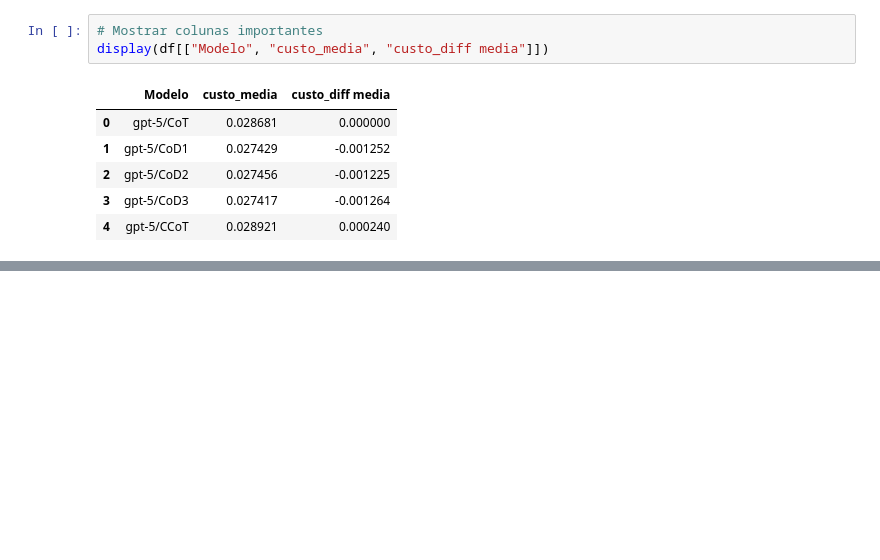
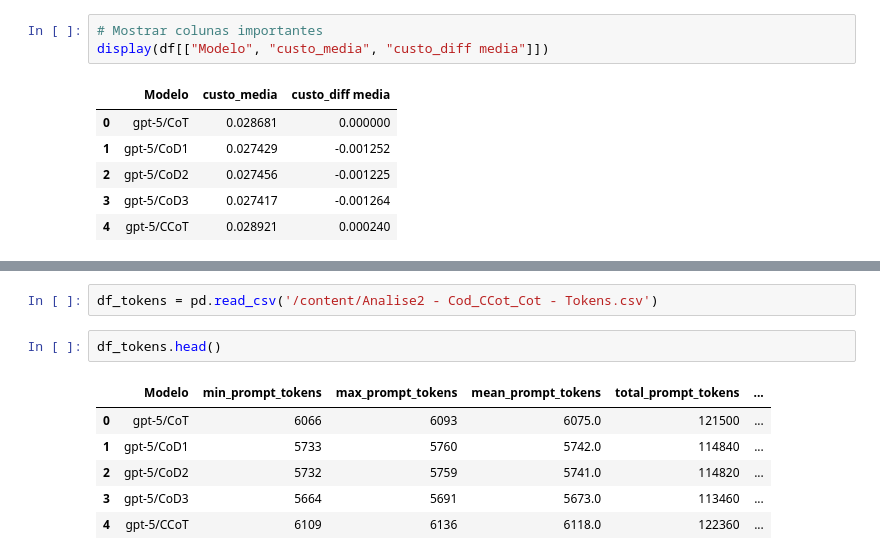
Before and after one commit to Lariiuki/ASGI, a Jupyter notebook: Imagem_analise2.ipynb, the cells around one changed output, grey strips where cells are left out. Saved outputs shown, nothing was run; the diff lists cells and outputs as text; blank space fills up the shorter version.

```diff
--- a/Imagem_analise2.ipynb
+++ b/Imagem_analise2.ipynb
@@ -190,0 +190,11 @@ plt.show()
+# %%
+df_tokens = pd.read_csv('/content/Analise2 - Cod_CCot_Cot - Tokens.csv')
+# %%
+df_tokens.head()
+# %% [output]
+|  | Modelo | min_prompt_tokens | max_prompt_tokens | mean_prompt_tokens | total_prompt_tokens | ... |
+| 0 | gpt-5/CoT | 6066 | 6093 | 6075.0 | 121500 | ... |
+| 1 | gpt-5/CoD1 | 5733 | 5760 | 5742.0 | 114840 | ... |
+| 2 | gpt-5/CoD2 | 5732 | 5759 | 5741.0 | 114820 | ... |
+| 3 | gpt-5/CoD3 | 5664 | 5691 | 5673.0 | 113460 | ... |
+| 4 | gpt-5/CCoT | 6109 | 6136 | 6118.0 | 122360 | ... |
```
Also changed, not shown: parts of 3 cells of this notebook.
